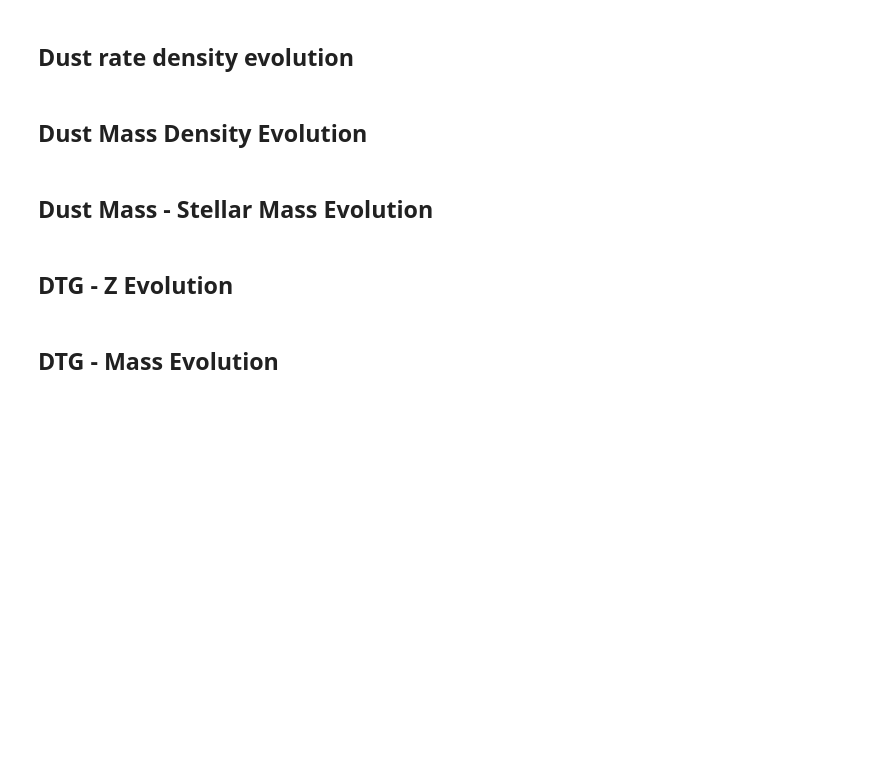
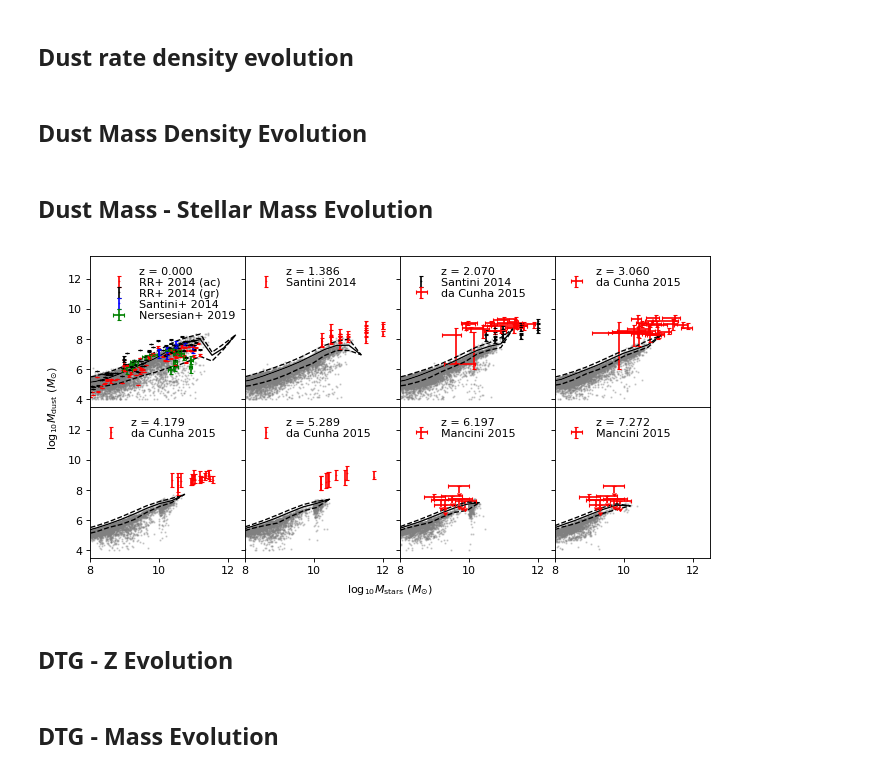
Before and after one commit to darrencroton/sage, a Jupyter notebook: analysis/allresults-new.ipynb, the cells around one changed output. Cells and saved outputs as stored; diff of their text form; code cells hidden in the pictures; blank space fills up the shorter version.

```diff
--- a/analysis/allresults-new.ipynb
+++ b/analysis/allresults-new.ipynb
@@ -2003,7 +2010,7 @@ for i in range(8):
     mass = np.log10(G_history[i].StellarMass[w] * 1.e10 / Hubble_h)
     dust = np.log10(G_history[i].ColdDust[w] * 1.e10 / Hubble_h)
     w = np.where((G_history[i].StellarMass * 1.e10 / Hubble_h > 1.e10) & (G_history[i].ColdDust * 1.e10 / Hubble_h > 1.e4))[0]
-    if(len(w) > 1000): w = sample(list(w), 1000)
+    if(len(w) > 500): w = sample(list(w), 500)
     bigmass = np.log10(G_history[i].StellarMass[w] * 1.e10 / Hubble_h)
     bigdust = np.log10(G_history[i].ColdDust[w] * 1.e10 / Hubble_h)
 
@@ -2023,7 +2030,7 @@ for i in range(8):
     plt.plot(bins-delta/2, perc1, 'k--', linewidth=1.2)
     plt.plot(bins-delta/2, perc2, 'k--', linewidth=1.2)
 
-    plt.axis([8, 12.5, 3.5, 11.5])
+    plt.axis([8, 12.5, 3.5, 13.5])
     leg = plt.legend(loc=0, numpoints=1, labelspacing=0.1)
     leg.draw_frame(False)  # Don't want a box frame
     for t in leg.get_texts():  # Reduce the size of the text
@@ -2031,8 +2038,8 @@ for i in range(8):
 
 
 plt.subplot(241).set_xticklabels([])
-plt.errorbar(np.log10(star_rr), np.log10(dust_rr), yerr=np.log10((dusterr_rr + dust_rr) / dust_rr), fmt='k.', markersize=1, label="RR+ 2014 (carbon)")
-plt.errorbar(np.log10(star_rr), np.log10(dust2_rr), np.log10((dusterr_rr + dust2_rr) / dust2_rr), fmt='r.', markersize=1, label="RR+ 2014 (graphite)")
+plt.errorbar(np.log10(star_rr), np.log10(dust_rr), yerr=np.log10((dusterr_rr + dust_rr) / dust_rr), fmt='r.', markersize=1, label="RR+ 2014 (ac)")
+plt.errorbar(np.log10(star_rr), np.log10(dust2_rr), np.log10((dusterr_rr + dust2_rr) / dust2_rr), fmt='k.', markersize=1, label="RR+ 2014 (gr)")
 
 
 #Data from Santini et al. 2014
@@ -2125,34 +2132,36 @@ for t in leg.get_texts():  # Reduce the size of the text
     t.set_fontsize('medium')
 
 plt.subplot(247).set_yticklabels([])
 x = [9.2, 9.7, 9.5, 9.7, 9.9, 9.3, 9.3, 9.8, 9.0]
 y = [7.36, 8.28, 7.61, 7.43, 7.3, 7.02, 7.36, 7.38, 7.51]
 xerr = 0.3
 yerr = [0.5, 0.5, 0.5, 0.5, 0.5, 0.5, 0.5, 0.5, 0.2]
 uplims = np.array([1, 1, 1, 1, 1, 1, 1, 1, 0], dtype=bool)
 plt.errorbar(x, y, xerr=xerr, yerr=yerr, uplims=uplims, fmt='r.', markersize=1, label="Mancini 2015")
 leg = plt.legend(loc='upper left', numpoints=1, labelspacing=0.1)
 leg.draw_frame(False)  # Don't want a box frame
 for t in leg.get_texts():  # Reduce the size of the text
     t.set_fontsize('medium')
 
 plt.subplot(248).set_yticklabels([])
 x = [9.2, 9.7, 9.5, 9.7, 9.9, 9.3, 9.3, 9.8, 9.0]
 y = [7.36, 8.28, 7.61, 7.43, 7.3, 7.02, 7.36, 7.38, 7.51]
 xerr = 0.3
 yerr = [0.5, 0.5, 0.5, 0.5, 0.5, 0.5, 0.5, 0.5, 0.2]
 uplims = np.array([1, 1, 1, 1, 1, 1, 1, 1, 0], dtype=bool)
 plt.errorbar(x, y, xerr=xerr, yerr=yerr, uplims=uplims, fmt='r.', markersize=1, label="Mancini 2015")
 leg = plt.legend(loc='upper left', numpoints=1, labelspacing=0.1)
 leg.draw_frame(False)  # Don't want a box frame
 for t in leg.get_texts():  # Reduce the size of the text
     t.set_fontsize('medium')
 
 plt.subplots_adjust(wspace=0, hspace=0)
 fig.text(0.5, 0.04, r'$\log_{10} M_{\mathrm{stars}}\ (M_{\odot})$', ha='center')
 fig.text(0.07, 0.5, r'$\log_{10} M_{\mathrm{dust}}\ (M_{\odot})$', va='center', rotation='vertical')
 
-#plt.savefig('plots/duststar_z-new-dust-full.png')
+plt.savefig('plots/duststar_z-new-dust-full.png')
+# %% [output]
+[figure, added]
 # %% [markdown]
 ## DTG - Z Evolution
 # %%
```
Also changed, not shown: parts of 11 cells of this notebook.
